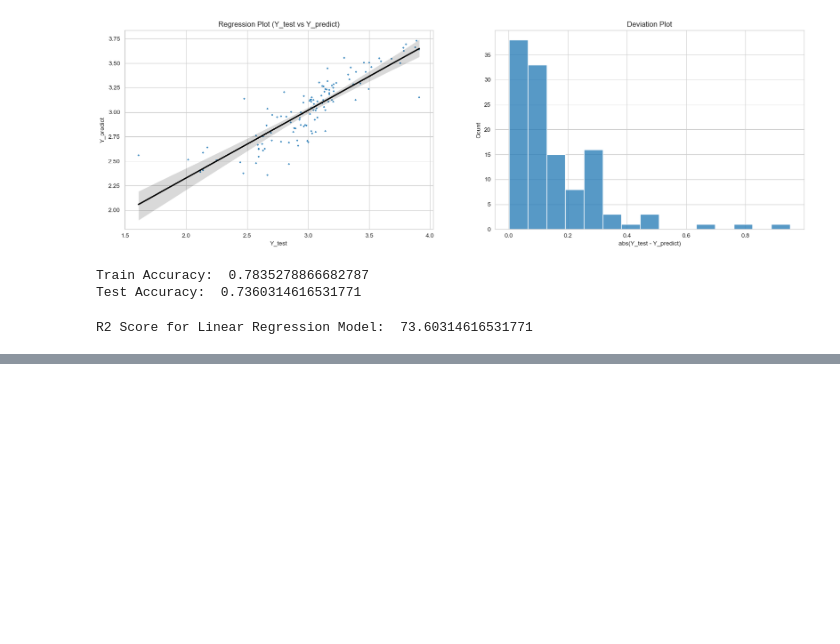
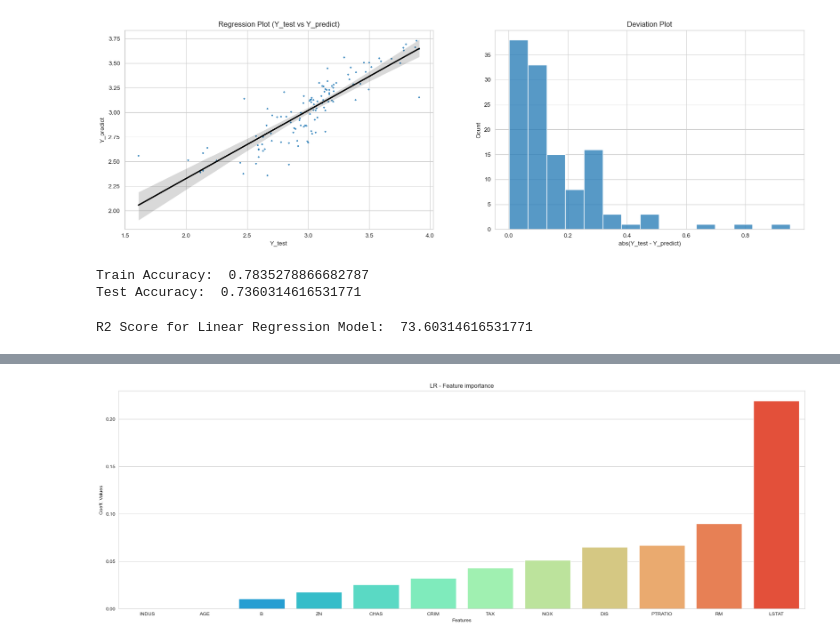
Before and after one commit to Jeyramana/GUVI_Assignments, a Jupyter notebook: Assignment_4/boston.ipynb, the cells around one changed output, grey strips where cells are left out. Cells and saved outputs as stored; diff of their text form; code cells hidden in the pictures; blank space fills up the shorter version.

Commit message:
Almost done with lasso & ridge method

```diff
--- a/Assignment_4/boston.ipynb
+++ b/Assignment_4/boston.ipynb
@@ -750,0 +753,4 @@ R2 Score for Linear Regression Model:  73.60314616531771
+# %%
+#regressor: reg_L1_LR
+reg_L1_LR = linear_model.LassoCV(alphas=None, max_iter=1010, tol=0.0001, cv=10, random_state=42)
+reg_L1_LR.fit(X_train, Y_train) # fitting training features and labels
@@ -750,0 +780,10 @@ R2 Score for Linear Regression Model:  73.60314616531771
+# %%
+# Analaysis of Coefficients
+coeff_df = pd.DataFrame(reg_L1_LR.coef_, index=['CRIM', 'ZN', 'INDUS', 'CHAS', 'NOX', 'RM', 'AGE', 'DIS', 'TAX',
+       'PTRATIO', 'B', 'LSTAT'], columns=['BetaCoefficents'])
+coeff_df = coeff_df.apply(np.absolute)
+coeff_df.sort_values(['BetaCoefficents'], inplace=True)
+coeff_df['Percentage'] = ((coeff_df.BetaCoefficents/coeff_df.BetaCoefficents.sum())*100).round(2)
+df_Features.LassoRegression = abs(reg_L1_LR.coef_)
+df_Features.LassoRegression = ((df_Features.LassoRegression/df_Features.LassoRegression.sum())*100).round(2)
+coeff_df
@@ -750,0 +804,10 @@ R2 Score for Linear Regression Model:  73.60314616531771
+# %%
+plt.figure(figsize=(25, 8))
+# coeff_df['Features'] = coeff_df.index
+sns.barplot(x=coeff_df.index, y=coeff_df.BetaCoefficents, data=coeff_df, palette='rainbow')
+plt.title('LR - Feature importance')
+plt.xlabel('Features')
+plt.ylabel('Coeff. Values')
+plt.show()
+# %% [output]
+[figure, added]
```
Also changed, not shown: parts of 22 cells of this notebook, 2 other files.
